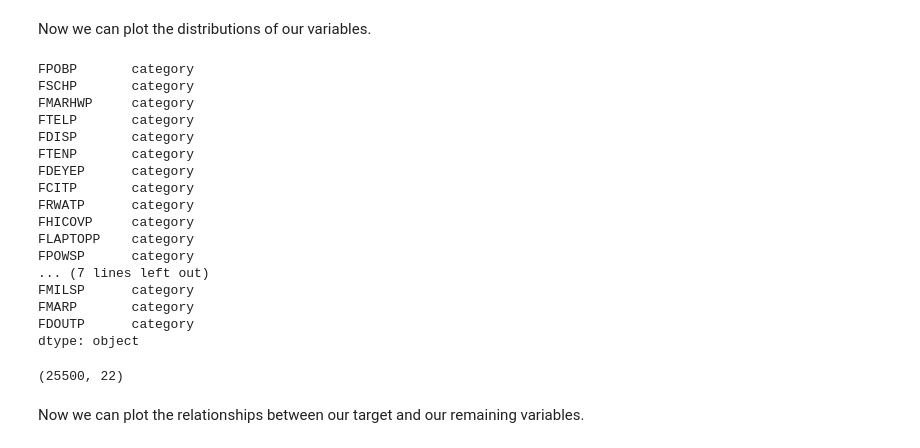
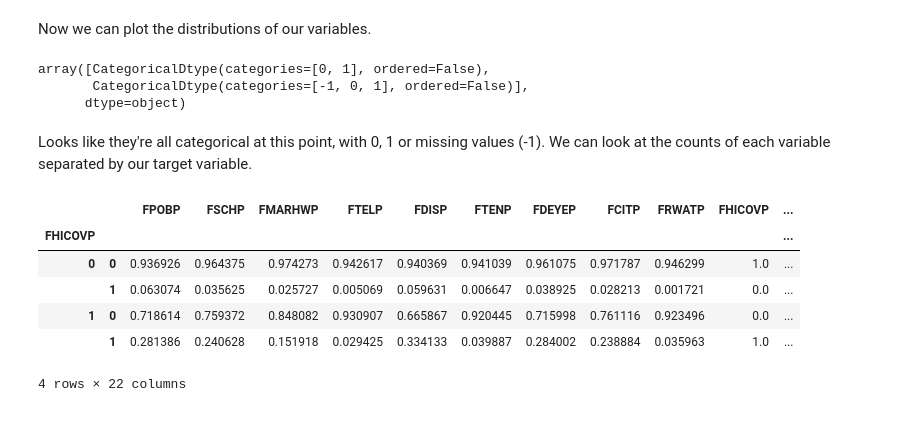
Before and after one commit to kadougherty/census_healthinsurance, a Jupyter notebook: census_healthinsurance_eda.ipynb, the cells around one changed output. Saved outputs shown, nothing was run; the diff lists cells and outputs as text; code cells hidden in the pictures.

```diff
--- a/census_healthinsurance_eda.ipynb
+++ b/census_healthinsurance_eda.ipynb
@@ -479,28 +476,27 @@ Employment status recode allocation flag : 0.09003893725796545
 # %% [markdown]
 Now we can plot the distributions of our variables.
 # %%
-df.dtypes
+#what kind of variables are left?
+df.dtypes.unique()
 # %% [output]
-FPOBP       category
-FSCHP       category
-FMARHWP     category
-FTELP       category
-FDISP       category
-FTENP       category
-FDEYEP      category
-FCITP       category
-FRWATP      category
-FHICOVP     category
-FLAPTOPP    category
-FPOWSP      category
-... (7 lines left out)
-FMILSP      category
-FMARP       category
-FDOUTP      category
-dtype: object
+array([CategoricalDtype(categories=[0, 1], ordered=False),
+       CategoricalDtype(categories=[-1, 0, 1], ordered=False)],
+      dtype=object)
-# %%
-df.shape
-# %% [output]
-(25500, 22)
-# %% [markdown]
-Now we can plot the relationships between our target and our remaining variables.
+# %% [markdown]
+Looks like they're all categorical at this point, with 0, 1 or missing values (-1). We can look at the counts of each variable separated by our target variable.
+# %%
+df1 = pd.DataFrame(columns=df.columns)
+df2 = pd.DataFrame(columns=df.columns)
+
+for column in df.columns:
+    df1[column] = df.groupby(target)[column].value_counts(normalize=True)  # normalized counts
+    df2[column] = df.groupby(target)[column].value_counts(normalize=False) #counts
+df1.head()
+# %% [output]
+|  |  | FPOBP | FSCHP | FMARHWP | FTELP | FDISP | FTENP | FDEYEP | FCITP | FRWATP | FHICOVP | ... |
+| FHICOVP |  |  |  |  |  |  |  |  |  |  |  | ... |
+| 0 | 0 | 0.936926 | 0.964375 | 0.974273 | 0.942617 | 0.940369 | 0.941039 | 0.961075 | 0.971787 | 0.946299 | 1.0 | ... |
+|  | 1 | 0.063074 | 0.035625 | 0.025727 | 0.005069 | 0.059631 | 0.006647 | 0.038925 | 0.028213 | 0.001721 | 0.0 | ... |
+| 1 | 0 | 0.718614 | 0.759372 | 0.848082 | 0.930907 | 0.665867 | 0.920445 | 0.715998 | 0.761116 | 0.923496 | 0.0 | ... |
+|  | 1 | 0.281386 | 0.240628 | 0.151918 | 0.029425 | 0.334133 | 0.039887 | 0.284002 | 0.238884 | 0.035963 | 1.0 | ... |
+4 rows × 22 columns
```
Also changed, not shown: parts of 5 cells of this notebook, 1 other file.
